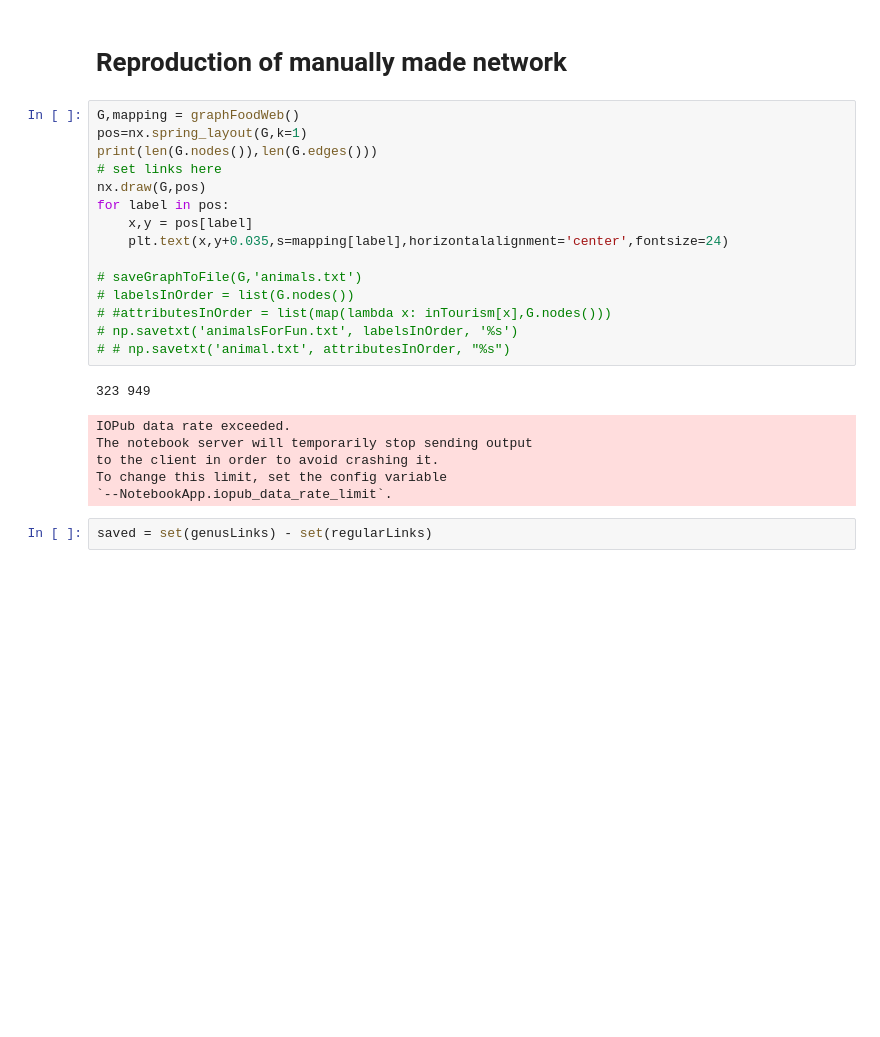
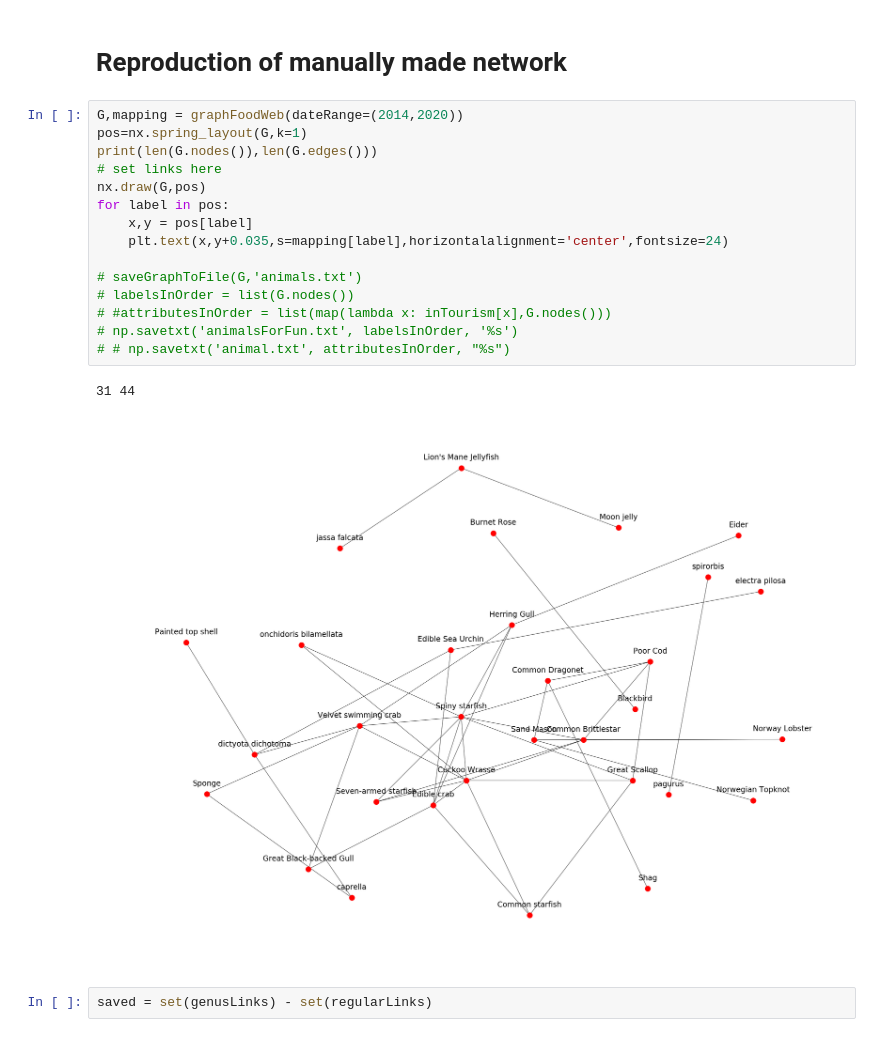
Before and after one commit to Daniel-Davies/DissertationCode, a Jupyter notebook: Eigg/EcoWebs/BuildingEcoWebs.ipynb, the cells around one changed output. Cells and saved outputs as stored; diff of their text form; blank space fills up the shorter version.

```diff
--- a/Eigg/EcoWebs/BuildingEcoWebs.ipynb
+++ b/Eigg/EcoWebs/BuildingEcoWebs.ipynb
@@ -74,27 +74,23 @@ print(totalFound / animalsTotal)
 # %% [markdown]
 # Reproduction of manually made network
 # %%
-G,mapping = graphFoodWeb()
+G,mapping = graphFoodWeb(dateRange=(2014,2020))
 pos=nx.spring_layout(G,k=1)
 print(len(G.nodes()),len(G.edges()))
 # set links here
 nx.draw(G,pos)
 for label in pos:
     x,y = pos[label]
     plt.text(x,y+0.035,s=mapping[label],horizontalalignment='center',fontsize=24)
 
 # saveGraphToFile(G,'animals.txt')
 # labelsInOrder = list(G.nodes())
 # #attributesInOrder = list(map(lambda x: inTourism[x],G.nodes()))
 # np.savetxt('animalsForFun.txt', labelsInOrder, '%s')
 # # np.savetxt('animal.txt', attributesInOrder, "%s")
 # %% [output]
-323 949
+31 44
-IOPub data rate exceeded.
-The notebook server will temporarily stop sending output
-to the client in order to avoid crashing it.
-To change this limit, set the config variable
-`--NotebookApp.iopub_data_rate_limit`.
+[figure, added]
 # %%
 saved = set(genusLinks) - set(regularLinks)
 # %%
```
Also changed, not shown: 19 other files.
